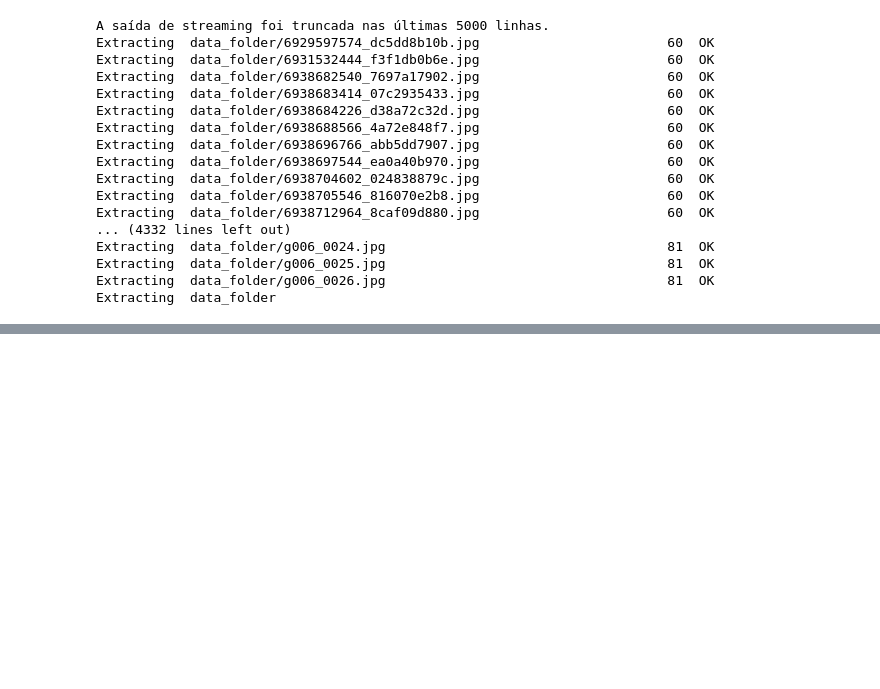
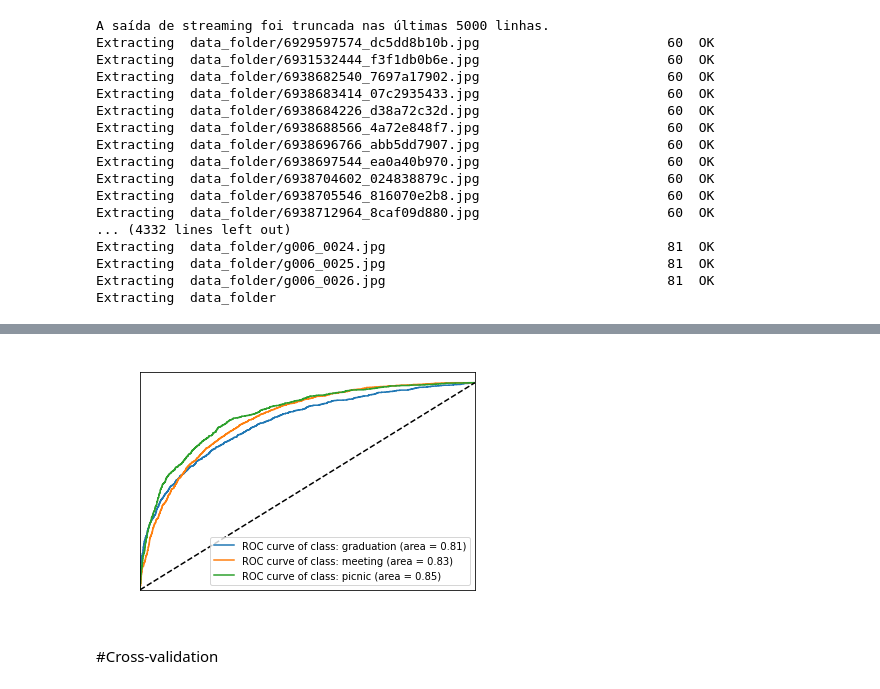
Before and after one commit to Lipinor/deep_learning_cbpf, a Jupyter notebook: tarefa_4.ipynb, the cells around one changed output, grey strips where cells are left out. Drawn from its saved outputs; the diff is of its cells as text; code cells hidden in the pictures; blank space fills up the shorter version.

```diff
--- a/tarefa_4.ipynb
+++ b/tarefa_4.ipynb
@@ -102,0 +73,7 @@ Extracting  data_folder
+# %%
+train_df = pd.DataFrame(data = {'filename': X_train, 'category': y_train})
+test_df = pd.DataFrame(data = {'filename': X_test, 'category': y_test})
+
+print(f"\nDataframe:\n{df['category'].value_counts()}")
+print(f"\nTrain Dataset:\n{train_df['category'].value_counts()}")
+print(f"\nTest Dataset:\n{test_df['category'].value_counts()}")
@@ -292,0 +272,11 @@ la_plots(history)
+# %%
+y = np.array(pd.get_dummies(y_test))
+
+datagen_valid = ImageDataGenerator(rescale=1./255)
+
+valid_dataframe = datagen_valid.flow_from_dataframe(dataframe = test,
+                                        directory=images_path,
+                                        target_size=img_size,
+                                        shuffle=False,
+                                        class_mode=None,
+                                        batch_size=32)
@@ -292,0 +285,2 @@ la_plots(history)
+# %%
+y_scores = model.predict(valid_dataframe, verbose=1)
@@ -292,0 +289,33 @@ la_plots(history)
+# %%
+from sklearn.metrics import roc_curve, auc
+
+classes = ['graduation', 'meeting', 'picnic']
+
+# Compute ROC curve and ROC area for each class
+fpr = dict()
+tpr = dict()
+roc_auc = dict()
+for i in range(num_classes):
+    fpr[i], tpr[i], _ = roc_curve(y[:, i], y_scores[:, i])
+    roc_auc[i] = auc(fpr[i], tpr[i])
+
+# Compute micro-average ROC curve and ROC area
+fpr["micro"], tpr["micro"], _ = roc_curve(y.ravel(), y_scores.ravel())
+roc_auc["micro"] = auc(fpr["micro"], tpr["micro"])
+
+for i in range(num_classes):
+    plt.plot(fpr[i], tpr[i], label='ROC curve of class: {0} (area = {1:0.2f})'
+                                   ''.format(classes[i], roc_auc[i]))
+
+plt.plot([0, 1], [0, 1], 'k--')
+plt.xlim([0.0, 1.0])
+plt.ylim([0.0, 1.05])
+plt.xlabel('False Positive Rate')
+plt.ylabel('True Positive Rate')
+plt.title('Receiver operating characteristic curve',color='white')
+plt.legend(loc="lower right")
+plt.show()
+# %% [output]
+[figure, added]
+# %% [markdown]
+#Cross-validation
```
Also changed, not shown: parts of 34 cells of this notebook.
